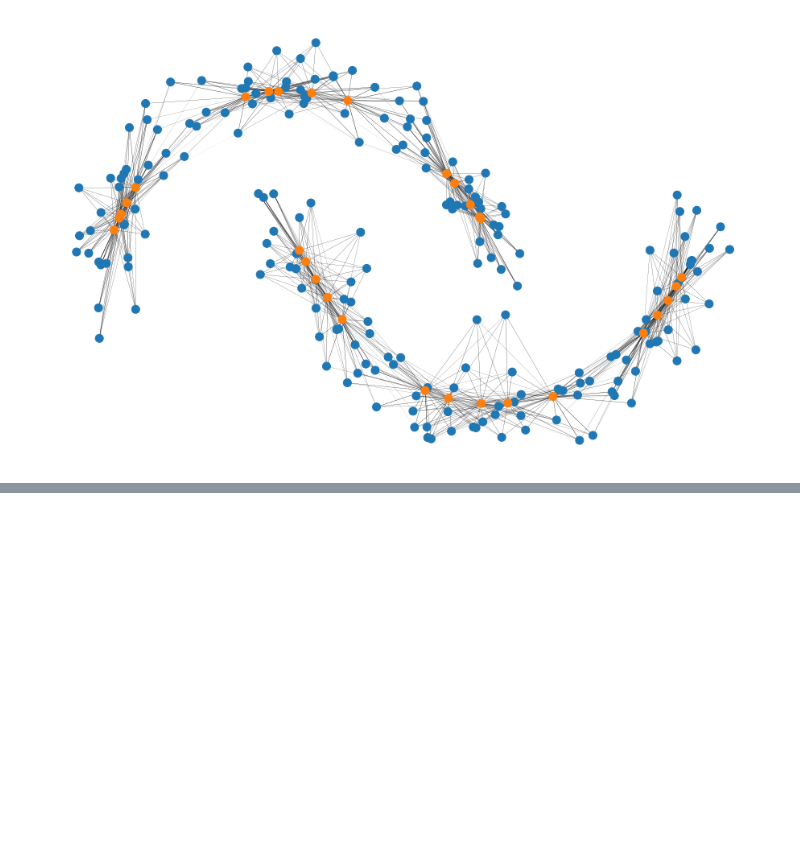
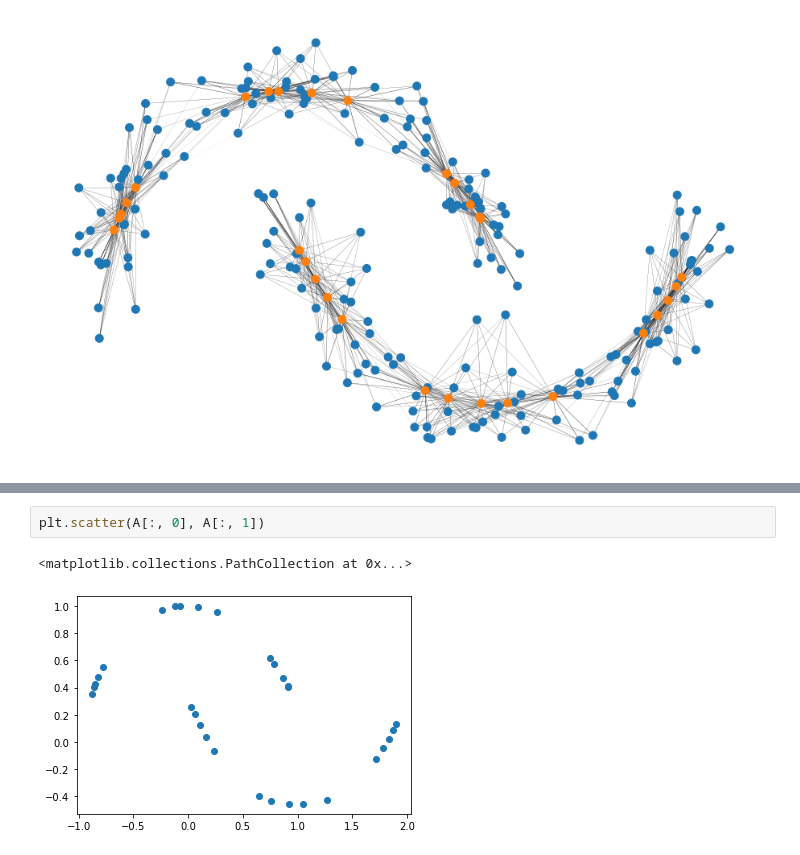
Before and after one commit to leolorenzoii/kmm, a Jupyter notebook: k-multiple-means.ipynb, the cells around one changed output, grey strips where cells are left out. Saved outputs shown, nothing was run; the diff lists cells and outputs as text; blank space fills up the shorter version.

```diff
--- a/k-multiple-means.ipynb
+++ b/k-multiple-means.ipynb
@@ -366,0 +652,5 @@ nx.draw(G, pos, width=weights, node_size=100, node_color=colors, ax=ax)
+# %%
+plt.scatter(A[:, 0], A[:, 1])
+# %% [output]
+<matplotlib.collections.PathCollection at 0x...>
+[figure, added]
```
Also changed, not shown: parts of 5 cells of this notebook.
